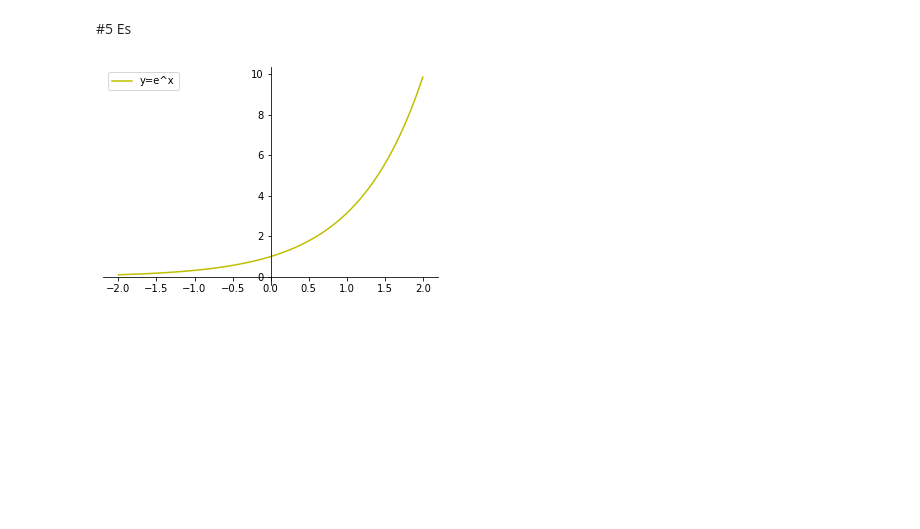
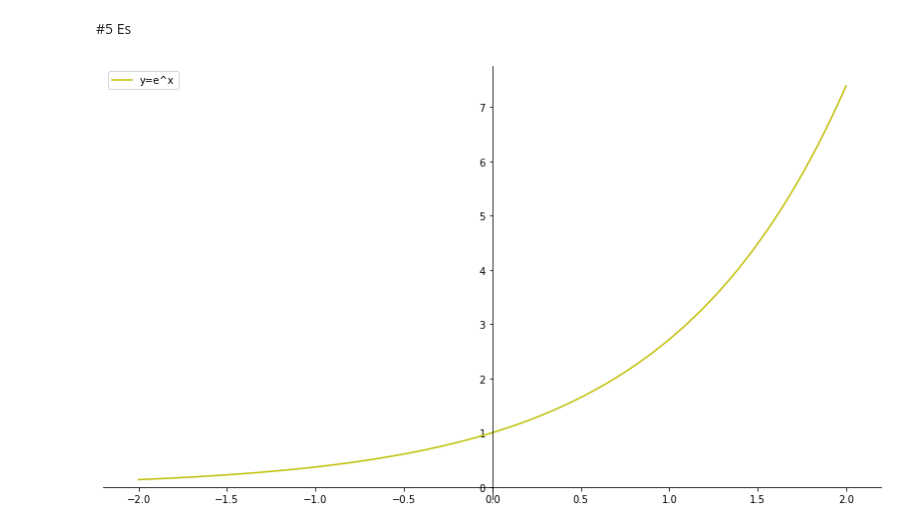
Before and after one commit to karanxhagiulia/Data_Mining, a Jupyter notebook: Matplotlib/Esercizi_Matplotlib_Karanxha_Giulia.ipynb, the cells around one changed output. Drawn from its saved outputs; the diff is of its cells as text; code cells hidden in the pictures; blank space fills up the shorter version.

```diff
--- a/Matplotlib/Esercizi_Matplotlib_Karanxha_Giulia.ipynb
+++ b/Matplotlib/Esercizi_Matplotlib_Karanxha_Giulia.ipynb
@@ -87,24 +135,24 @@ plt.show()
 # %% [markdown]
 #5 Es
 # %%
-e = 3.141592653589793
+
 # 100 linearly spaced numbers
 x = np.linspace(-2,2,100)
 # the function, which is y = e^x here
-y = e**x
+y = np.exp(x) #esponenziale
 # setting the axes at the centre
-fig = plt.figure()
+fig = plt.figure(figsize=(14,8))
 ax = fig.add_subplot(1, 1, 1)
 ax.spines['left'].set_position('center')
 ax.spines['bottom'].set_position('zero')
 ax.spines['right'].set_color('none')
 ax.spines['top'].set_color('none')
 ax.xaxis.set_ticks_position('bottom')
 ax.yaxis.set_ticks_position('left')
 # plot the function
 plt.plot(x,y, 'y', label='y=e^x')
 plt.legend(loc='upper left')
 # show the plot
-plt.show()
+plt.show();
 # %% [output]
-[figure, old version]
+[figure, new version]
```
Also changed, not shown: parts of 9 cells of this notebook.
